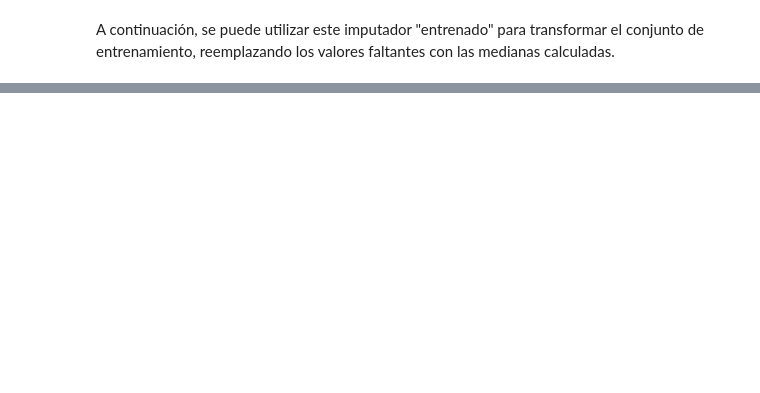
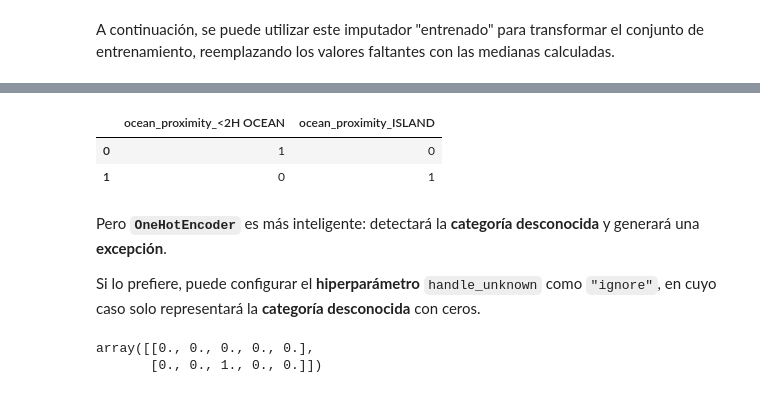
Before and after one commit to halxhernandez/Proyectos-De-Aprendizaje-Automatico, a Jupyter notebook: Modelo_De_Precios_De_Vivienda_En_California.ipynb, the cells around one changed output, grey strips where cells are left out. Saved outputs shown, nothing was run; the diff lists cells and outputs as text; code cells hidden in the pictures; blank space fills up the shorter version.

```diff
--- a/Modelo_De_Precios_De_Vivienda_En_California.ipynb
+++ b/Modelo_De_Precios_De_Vivienda_En_California.ipynb
@@ -664,0 +821,19 @@ X = imputer.transform(housing_num)
+# %%
+df_test_unknown = pd.DataFrame(
+    {'ocean_proximity': ['<2H OCEAN', 'ISLAND']}
+)
+pd.get_dummies(df_test_unknown, dtype=int)
+# %% [output]
+|  | ocean_proximity_<2H OCEAN | ocean_proximity_ISLAND |
+| 0 | 1 | 0 |
+| 1 | 0 | 1 |
+# %% [markdown]
+Pero **`OneHotEncoder`** es más inteligente: detectará la **categoría desconocida** y generará una **excepción**.
+
+Si lo prefiere, puede configurar el **hiperparámetro** `handle_unknown` como `"ignore"`, en cuyo caso solo representará la **categoría desconocida** con ceros.
+# %%
+cat_encoder.handle_unknown = 'ignore'
+cat_encoder.transform(df_test_unknown).toarray()
+# %% [output]
+array([[0., 0., 0., 0., 0.],
+       [0., 0., 1., 0., 0.]])
```
Also changed, not shown: parts of 41 cells of this notebook.
